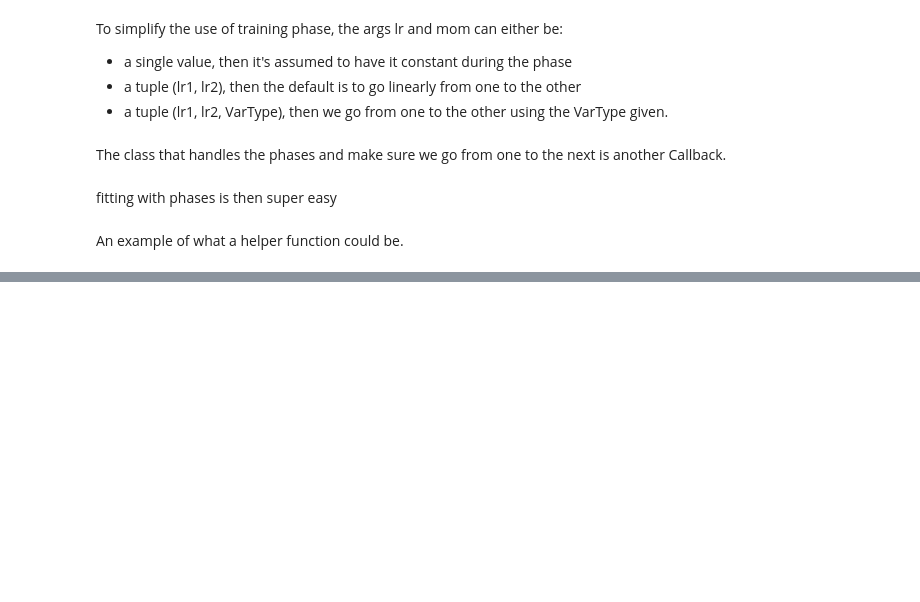
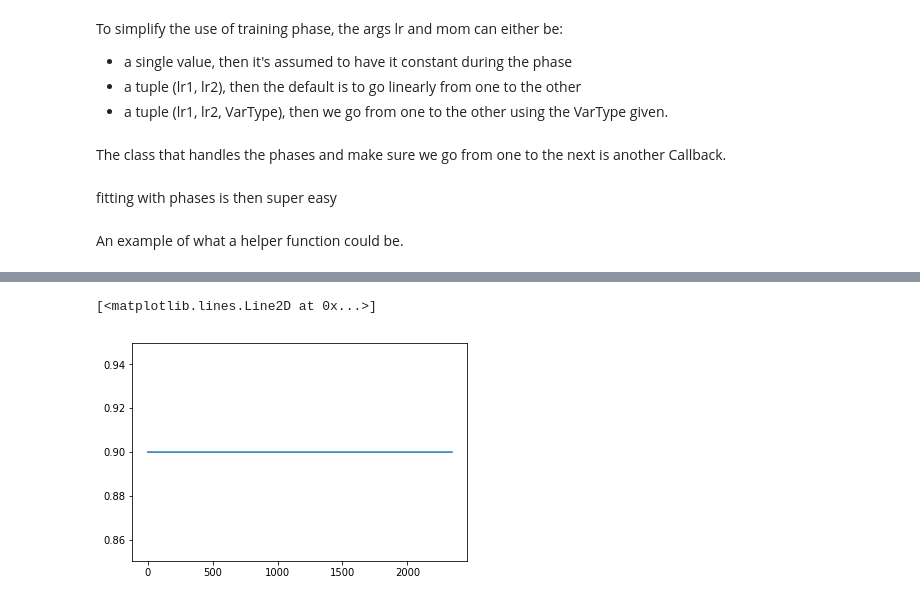
Before and after one commit to fastai/fastai_old, a Jupyter notebook: dev_nb/001_training.ipynb, the cells around one changed output, grey strips where cells are left out. Cells and saved outputs as stored; diff of their text form; code cells hidden in the pictures; blank space fills up the shorter version.

```diff
--- a/dev_nb/001_training.ipynb
+++ b/dev_nb/001_training.ipynb
@@ -861,0 +913,5 @@ fit_phases(sgdr_phases1(1, optim.SGD, 2, 1, 2, wds=1e-4), model, loss_fn, data.t
+# %%
+plt.plot(learner.hp_vals[MOM])
+# %% [output]
+[<matplotlib.lines.Line2D at 0x...>]
+[figure, added]
```
Also changed, not shown: parts of 31 cells of this notebook, 1 other file.
